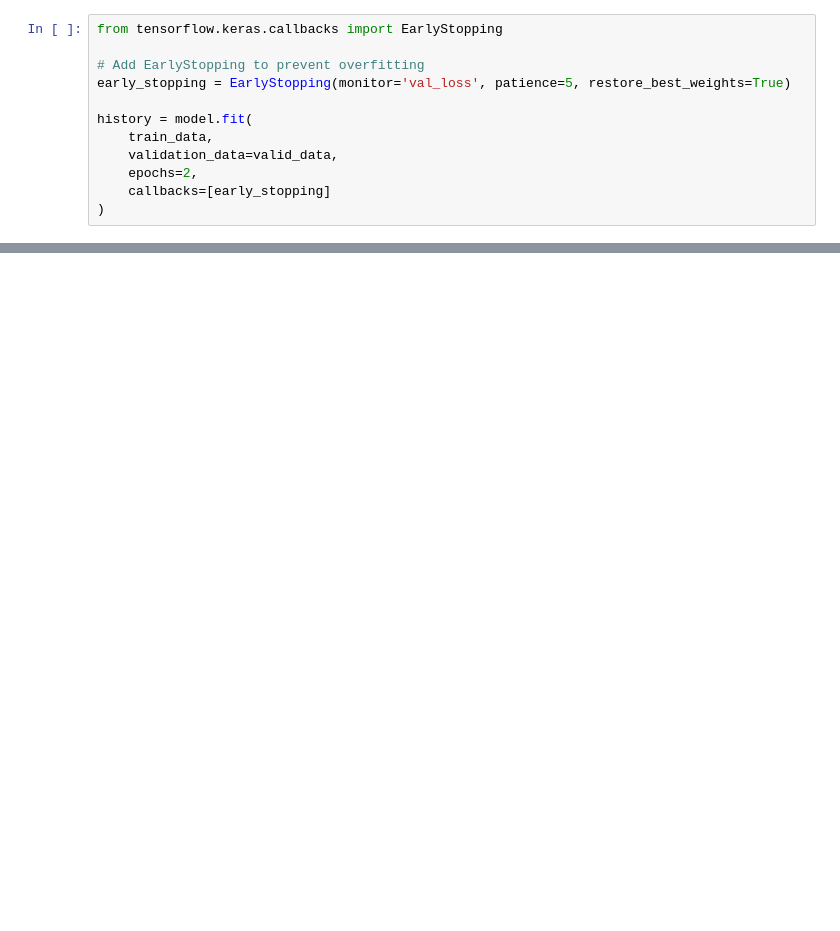
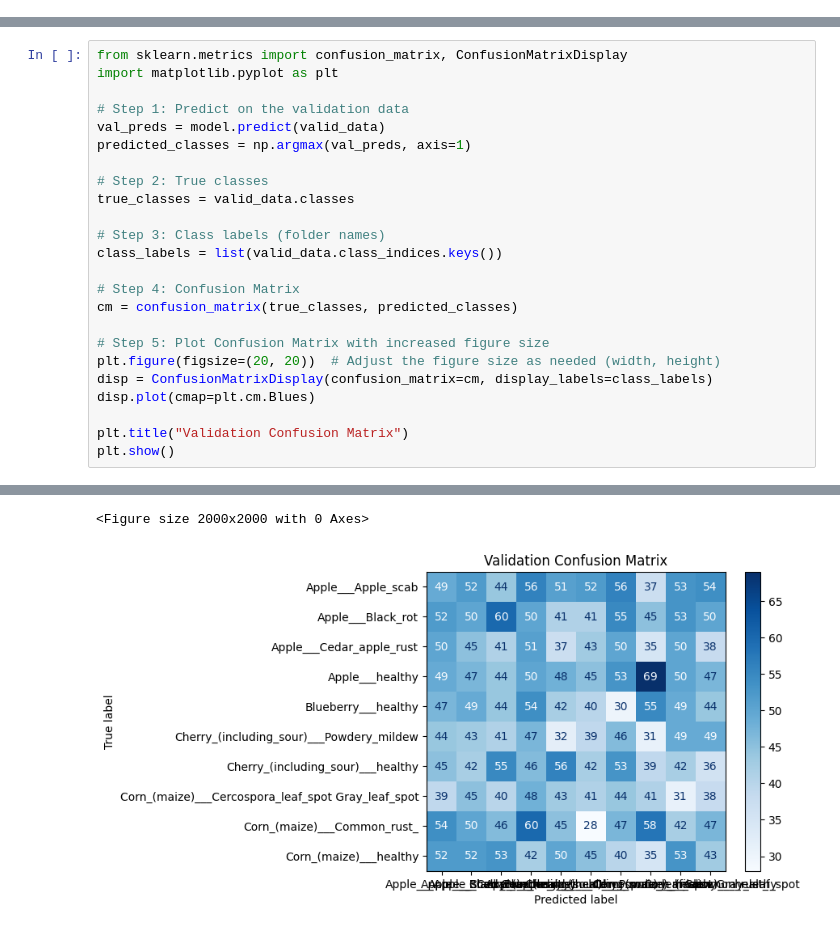
Before and after one commit to ThisAintNishant/pass, a Jupyter notebook: DL LAs/Plant.ipynb, the cells around one changed output, grey strips where cells are left out. Cells and saved outputs as stored; diff of their text form; blank space fills up the shorter version.

```diff
--- a/DL LAs/Plant.ipynb
+++ b/DL LAs/Plant.ipynb
@@ -99,12 +171,0 @@ Model: "sequential"
-# %%
-from tensorflow.keras.callbacks import EarlyStopping
-
-# Add EarlyStopping to prevent overfitting
-early_stopping = EarlyStopping(monitor='val_loss', patience=5, restore_best_weights=True)
-
-history = model.fit(
-    train_data,
-    validation_data=valid_data,
-    epochs=2,
-    callbacks=[early_stopping]
-)
@@ -152,0 +172,25 @@ WARNING:absl:You are saving your model as an HDF5 file via `model.save()` or `ke
+# %%
+from sklearn.metrics import confusion_matrix, ConfusionMatrixDisplay
+import matplotlib.pyplot as plt
+
+# Step 1: Predict on the validation data
+val_preds = model.predict(valid_data)
+predicted_classes = np.argmax(val_preds, axis=1)
+
+# Step 2: True classes
+true_classes = valid_data.classes
+
+# Step 3: Class labels (folder names)
+class_labels = list(valid_data.class_indices.keys())
+
+# Step 4: Confusion Matrix
+cm = confusion_matrix(true_classes, predicted_classes)
+
+# Step 5: Plot Confusion Matrix with increased figure size
+plt.figure(figsize=(20, 20))  # Adjust the figure size as needed (width, height)
+disp = ConfusionMatrixDisplay(confusion_matrix=cm, display_labels=class_labels)
+disp.plot(cmap=plt.cm.Blues)
+
+plt.title("Validation Confusion Matrix")
+plt.show()
+# %% [output]
@@ -152,0 +198,2 @@ WARNING:absl:You are saving your model as an HDF5 file via `model.save()` or `ke
+<Figure size 2000x2000 with 0 Axes>
+[figure, added]
```
Also changed, not shown: parts of 14 cells of this notebook.
